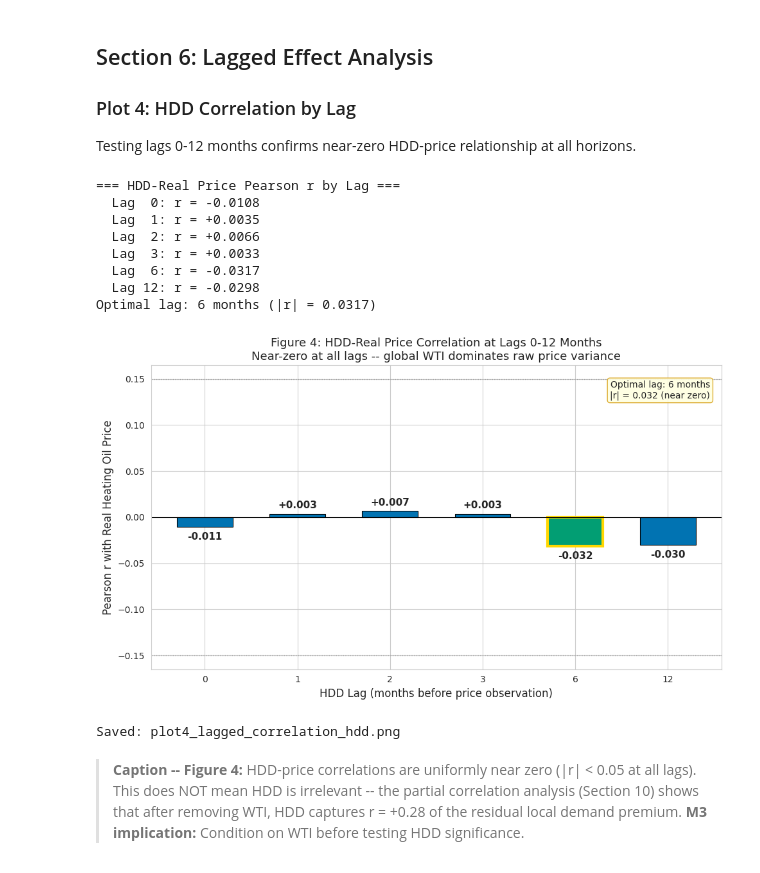
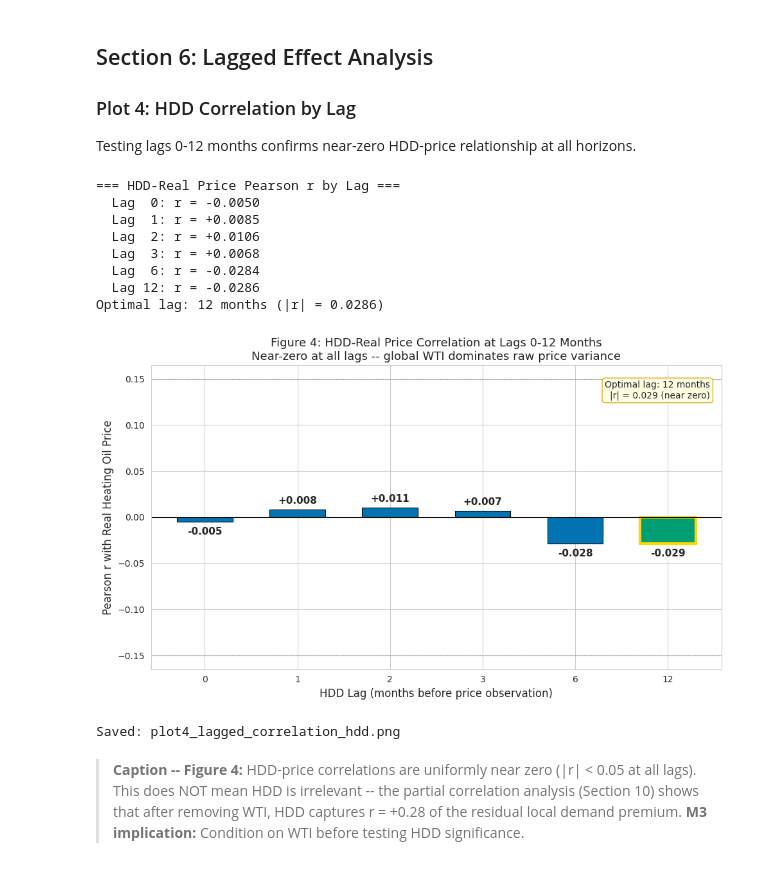
Before and after one commit to Dr-Seagraves/qm2023-capstone-4th-row-team, a Jupyter notebook: capstone_eda.ipynb, the cells around one changed output. Cells and saved outputs as stored; diff of their text form; code cells hidden in the pictures.

```diff
--- a/capstone_eda.ipynb
+++ b/capstone_eda.ipynb
@@ -80,7 +80,7 @@ df['Month'] = df['YearMonth'].dt.month
 df['Year']  = df['YearMonth'].dt.year
 
 for lag in [1, 2, 3, 6, 12]:
-    df[f'HDD_lag{lag}'] = df['Heating_Degree_Days'].shift(lag)
+    df[f'HDD_lag{lag}'] = df['NEC_HDD'].shift(lag)
 
 df['Price_lag1'] = df['Real_Price_2020'].shift(1)
 
@@ -91,7 +91,7 @@ if 'Real_WTI' in df.columns:
     df['WTI_fitted']  = intercept + slope * df['Real_WTI']
     df['Price_Resid'] = df['Real_Price_2020'] - df['WTI_fitted']
     print(f'WTI linear fit: R2 = {r_val**2:.4f}')
-    r_partial = df[['Heating_Degree_Days','Price_Resid']].dropna().corr().iloc[0,1]
+    r_partial = df[['NEC_HDD','Price_Resid']].dropna().corr().iloc[0,1]
     print(f'Partial r (HDD after WTI removed): {r_partial:+.4f}')
 
 def assign_period(yr):
@@ -161,14 +161,14 @@ if 'WTI_Price' in df.columns:
     hmap = {'Real_Price_2020': 'Real Price (2020$)',
             'WTI_Price': 'WTI Crude ($/bbl)',
             'HenryHub_Price': 'Henry Hub Gas',
-            'Heating_Degree_Days': 'HDD (t)',
+            'NEC_HDD': 'HDD (t)',
             'HDD_lag1': 'HDD (t-1)',
             'HDD_lag3': 'HDD (t-3)',
             'Price_lag1': 'Real Price (t-1)',
             'CPI': 'CPI', 'Month': 'Month', 'Year': 'Year'}
 else:
     hmap = {'Real_Price_2020': 'Real Price',
-            'Heating_Degree_Days': 'HDD (t)',
+            'NEC_HDD': 'HDD (t)',
             'HDD_lag1': 'HDD (t-1)', 'HDD_lag3': 'HDD (t-3)',
             'Price_lag1': 'Real Price (t-1)',
             'CPI': 'CPI', 'Month': 'Month', 'Year': 'Year'}
@@ -359,7 +359,7 @@ Testing lags 0-12 months confirms near-zero HDD-price relationship at all horizo
 # %%
 # Plot 4: Lagged Correlation Bar Chart
 lags = [0, 1, 2, 3, 6, 12]
-lag_corrs = [df['Real_Price_2020'].corr(df['Heating_Degree_Days'].shift(l)) for l in lags]
+lag_corrs = [df['Real_Price_2020'].corr(df['NEC_HDD'].shift(l)) for l in lags]
 opt_idx = int(np.argmax(np.abs(lag_corrs)))
 
 print('=== HDD-Real Price Pearson r by Lag ===')
@@ -367,41 +367,41 @@ for l, r in zip(lags, lag_corrs):
     print(f'  Lag {l:2d}: r = {r:+.4f}')
 print(f'Optimal lag: {lags[opt_idx]} months (|r| = {abs(lag_corrs[opt_idx]):.4f})')
 
 bar_colors = [CB[2] if i == opt_idx else CB[0] for i in range(len(lags))]
 fig, ax = plt.subplots(figsize=(10, 6))
 bars = ax.bar([str(l) for l in lags], lag_corrs,
               color=bar_colors, edgecolor='black', linewidth=0.8, width=0.6)
 for bar, r in zip(bars, lag_corrs):
     ypos = r + (0.004 if r >= 0 else -0.016)
     ax.text(bar.get_x() + bar.get_width()/2, ypos,
             f'{r:+.3f}', ha='center', va='bottom', fontsize=11, fontweight='bold')
 ax.axhline(0, color='black', linewidth=0.8)
 ax.axhline(0.15,  color='gray', linestyle=':', alpha=0.5, linewidth=1)
 ax.axhline(-0.15, color='gray', linestyle=':', alpha=0.5, linewidth=1)
 bars[opt_idx].set_edgecolor('gold'); bars[opt_idx].set_linewidth(3)
 ax.text(0.98, 0.95,
         f'Optimal lag: {lags[opt_idx]} months\n|r| = {abs(lag_corrs[opt_idx]):.3f} (near zero)',
         transform=ax.transAxes, fontsize=10, ha='right', va='top',
         bbox=dict(boxstyle='round', fc='lightyellow', alpha=0.9, ec='goldenrod'))
 ax.set_xlabel('HDD Lag (months before price observation)', fontsize=12)
 ax.set_ylabel('Pearson r with Real Heating Oil Price', fontsize=12)
 ax.set_title('Figure 4: HDD-Real Price Correlation at Lags 0-12 Months\n'
              'Near-zero at all lags -- global WTI dominates raw price variance',
              fontsize=13)
 plt.tight_layout()
 plt.savefig(FIGURES_DIR / 'plot4_lagged_correlation_hdd.png', dpi=300, bbox_inches='tight')
 plt.show()
 print('Saved: plot4_lagged_correlation_hdd.png')
 # %% [output]
 === HDD-Real Price Pearson r by Lag ===
-  Lag  0: r = -0.0108
-  Lag  1: r = +0.0035
-  Lag  2: r = +0.0066
-  Lag  3: r = +0.0033
-  Lag  6: r = -0.0317
-  Lag 12: r = -0.0298
-Optimal lag: 6 months (|r| = 0.0317)
+  Lag  0: r = -0.0050
+  Lag  1: r = +0.0085
+  Lag  2: r = +0.0106
+  Lag  3: r = +0.0068
+  Lag  6: r = -0.0284
+  Lag 12: r = -0.0286
+Optimal lag: 12 months (|r| = 0.0286)
-[figure, old version]
+[figure, new version]
 Saved: plot4_lagged_correlation_hdd.png
 # %% [markdown]
 > **Caption -- Figure 4:** HDD-price correlations are uniformly near zero (|r| < 0.05 at all lags).
```
Also changed, not shown: parts of 10 cells of this notebook, 21 other files.
